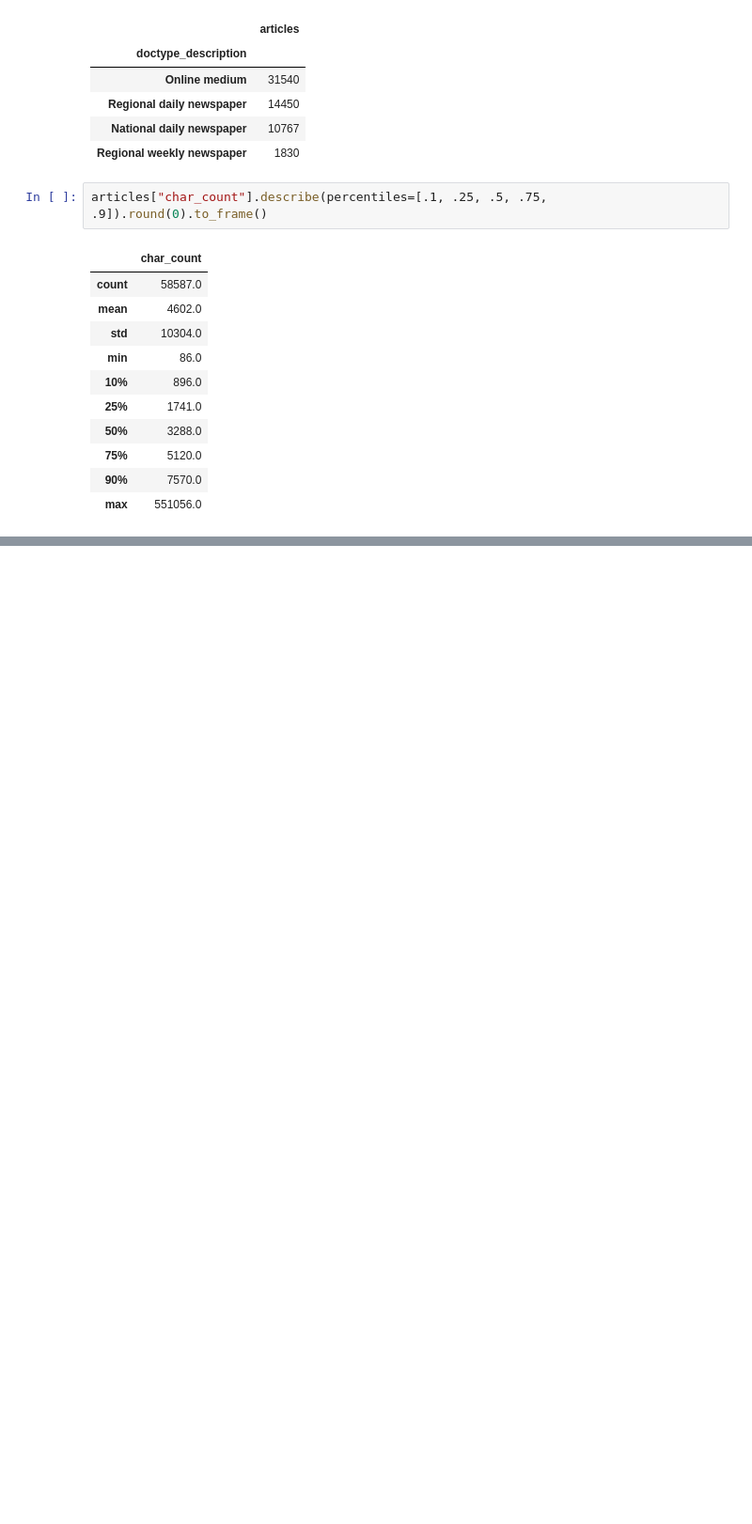
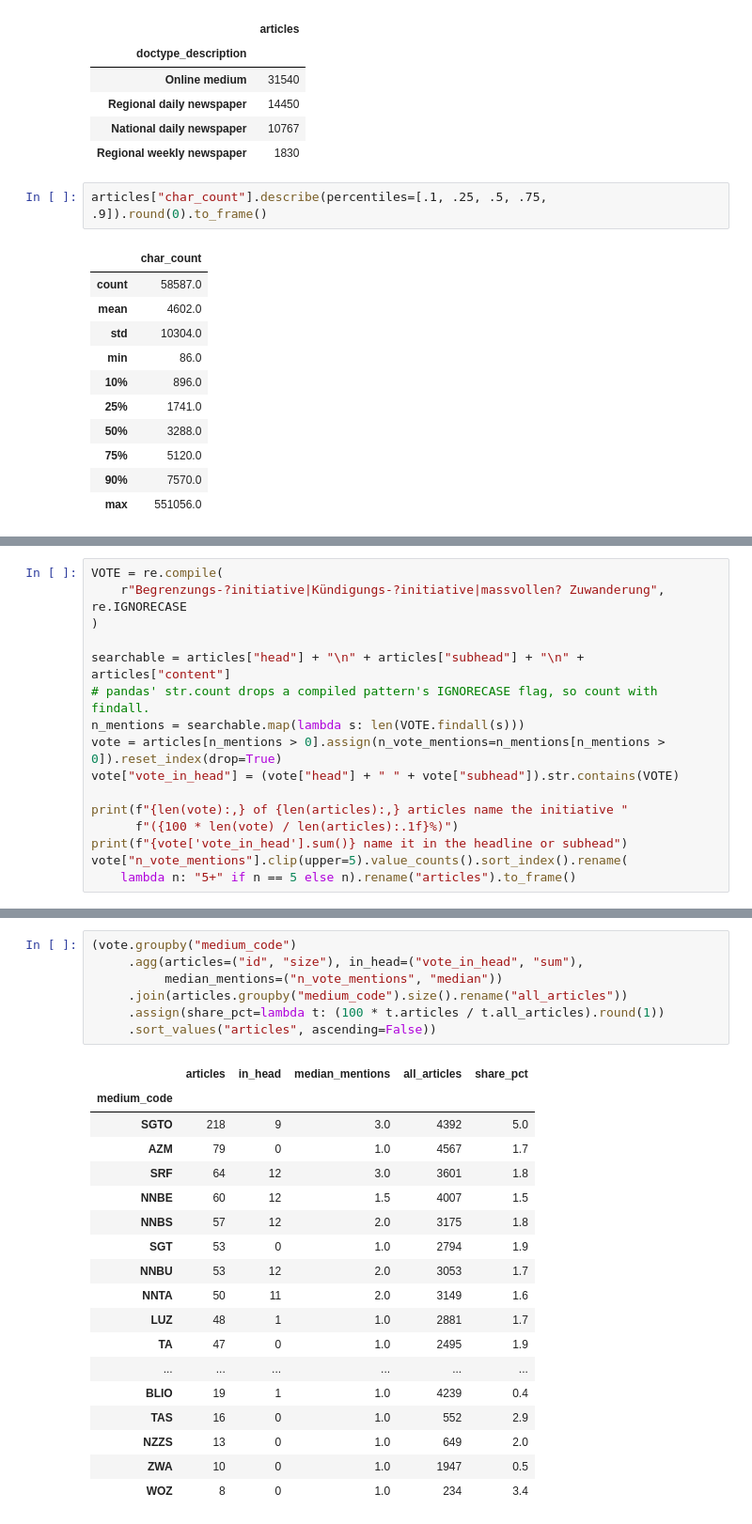
Before and after one commit to RasanYo/political-graph-rag, a Jupyter notebook: notebooks/02_explore_ner_de.ipynb, the cells around one changed output, grey strips where cells are left out. Shown at 94% size. Saved outputs shown, nothing was run; the diff lists cells and outputs as text; blank space fills up the shorter version.

```diff
--- a/notebooks/02_explore_ner_de.ipynb
+++ b/notebooks/02_explore_ner_de.ipynb
@@ -125,0 +143,16 @@ articles["char_count"].describe(percentiles=[.1, .25, .5, .75, .9]).round(0).to_
+# %%
+VOTE = re.compile(
+    r"Begrenzungs-?initiative|Kündigungs-?initiative|massvollen? Zuwanderung", re.IGNORECASE
+)
+
+searchable = articles["head"] + "\n" + articles["subhead"] + "\n" + articles["content"]
+# pandas' str.count drops a compiled pattern's IGNORECASE flag, so count with findall.
+n_mentions = searchable.map(lambda s: len(VOTE.findall(s)))
+vote = articles[n_mentions > 0].assign(n_vote_mentions=n_mentions[n_mentions > 0]).reset_index(drop=True)
+vote["vote_in_head"] = (vote["head"] + " " + vote["subhead"]).str.contains(VOTE)
+
+print(f"{len(vote):,} of {len(articles):,} articles name the initiative "
+      f"({100 * len(vote) / len(articles):.1f}%)")
+print(f"{vote['vote_in_head'].sum()} name it in the headline or subhead")
+vote["n_vote_mentions"].clip(upper=5).value_counts().sort_index().rename(
+    lambda n: "5+" if n == 5 else n).rename("articles").to_frame()
@@ -125,0 +169,26 @@ articles["char_count"].describe(percentiles=[.1, .25, .5, .75, .9]).round(0).to_
+# %%
+(vote.groupby("medium_code")
+     .agg(articles=("id", "size"), in_head=("vote_in_head", "sum"),
+          median_mentions=("n_vote_mentions", "median"))
+     .join(articles.groupby("medium_code").size().rename("all_articles"))
+     .assign(share_pct=lambda t: (100 * t.articles / t.all_articles).round(1))
+     .sort_values("articles", ascending=False))
+# %% [output]
+|  | articles | in_head | median_mentions | all_articles | share_pct |
+| medium_code |  |  |  |  |  |
+| SGTO | 218 | 9 | 3.0 | 4392 | 5.0 |
+| AZM | 79 | 0 | 1.0 | 4567 | 1.7 |
+| SRF | 64 | 12 | 3.0 | 3601 | 1.8 |
+| NNBE | 60 | 12 | 1.5 | 4007 | 1.5 |
+| NNBS | 57 | 12 | 2.0 | 3175 | 1.8 |
+| SGT | 53 | 0 | 1.0 | 2794 | 1.9 |
+| NNBU | 53 | 12 | 2.0 | 3053 | 1.7 |
+| NNTA | 50 | 11 | 2.0 | 3149 | 1.6 |
+| LUZ | 48 | 1 | 1.0 | 2881 | 1.7 |
+| TA | 47 | 0 | 1.0 | 2495 | 1.9 |
+| ... | ... | ... | ... | ... | ... |
+| BLIO | 19 | 1 | 1.0 | 4239 | 0.4 |
+| TAS | 16 | 0 | 1.0 | 552 | 2.9 |
+| NZZS | 13 | 0 | 1.0 | 649 | 2.0 |
+| ZWA | 10 | 0 | 1.0 | 1947 | 0.5 |
+| WOZ | 8 | 0 | 1.0 | 234 | 3.4 |
```
Also changed, not shown: parts of 10 cells of this notebook.
